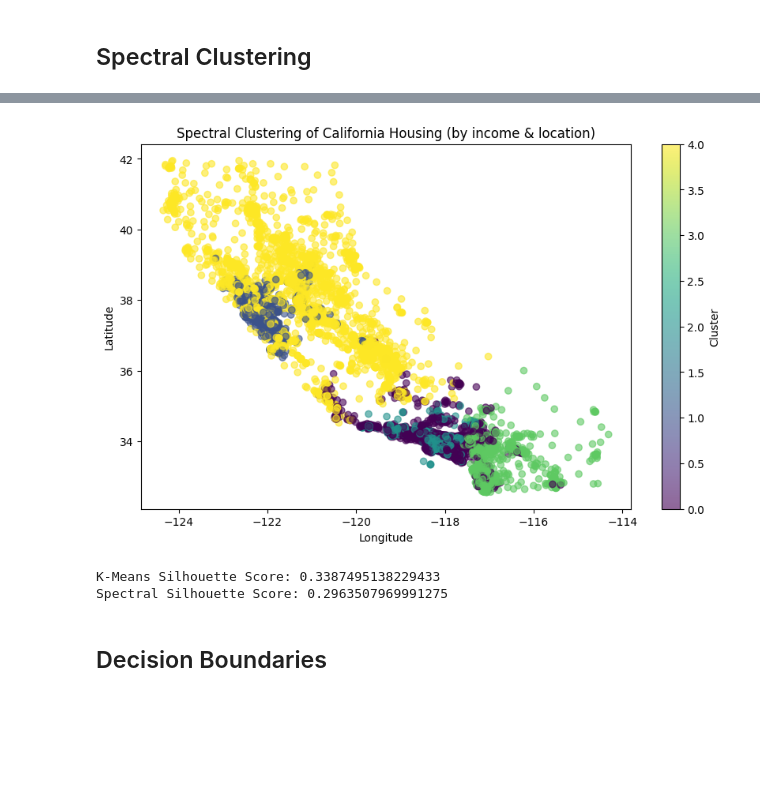
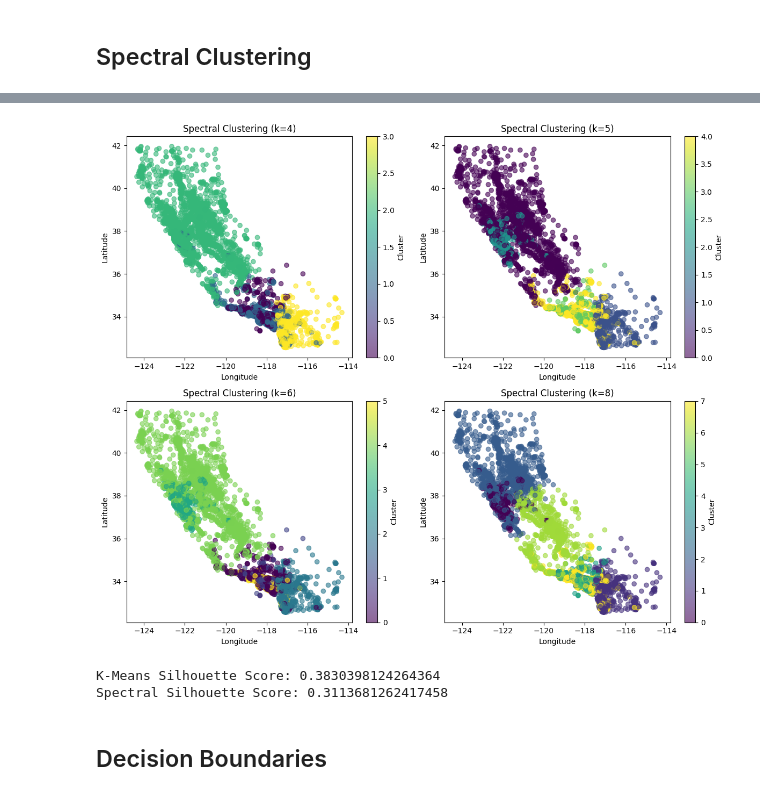
Before and after one commit to FelixH-git/SVM-Pipeline, a Jupyter notebook: labb6.ipynb, the cells around one changed output, grey strips where cells are left out. Saved outputs shown, nothing was run; the diff lists cells and outputs as text; code cells hidden in the pictures; blank space fills up the shorter version.

```diff
--- a/labb6.ipynb
+++ b/labb6.ipynb
@@ -58,7 +58,10 @@ memory usage: 516.0 KB
 Y = train_set["median_house_value"]
 # %%
 from sklearn.cluster import KMeans
+from sklearn.preprocessing import StandardScaler
 
+scaler = StandardScaler()
+X = scaler.fit_transform(train_set[["longitude", "latitude", "median_income"]])
 
 # Create the KMeans model
 kmeans = KMeans(n_clusters=5, random_state=42)
@@ -165,7 +168,7 @@ import numpy as np
 
 plt.figure(figsize=(11, 9))
 
-for i, k in enumerate((2, 3, 5, 6, 7, 8), start=1):
+for i, k in enumerate((5, 6, 7, 8), start=1):
     plt.subplot(3, 2, i)  # i goes from 1 to 4
     y_pred = kmeans_per_k[k - 1].labels_
     silhouette_coefficients = silhouette_samples(X, y_pred)
@@ -204,5 +207,5 @@ plt.show()
 # %%
-k_values = [3, 4, 5, 6, 7, 8]
+k_values = [5, 6, 7, 8]
 
 plt.figure(figsize=(12, 12))
 
@@ -249,5 +252,5 @@ plt.show()
 # %%
-k_values = [3, 4, 5, 6, 7, 8]
+k_values = [4, 5, 6, 8]
 
 spectral_sil_scores = []
 spectral_labels_per_k = []
@@ -301,17 +304,30 @@ plt.tight_layout()
 # %%
-spectral = SpectralClustering(n_clusters=5, affinity='nearest_neighbors', assign_labels='kmeans', random_state=42)
-train_set["spectral_cluster"] = spectral.fit_predict(X)
+plt.figure(figsize=(12, 10))
 
-plt.figure(figsize=(10,6))
-plt.scatter(train_set["longitude"], train_set["latitude"],
-            c=train_set["spectral_cluster"], cmap="viridis", alpha=0.6)
-plt.xlabel("Longitude")
-plt.ylabel("Latitude")
-plt.title("Spectral Clustering of California Housing (by income & location)")
-plt.colorbar(label="Cluster")
+for i, k in enumerate(k_values, start=1):
+    spectral = SpectralClustering(
+        n_clusters=k,
+        affinity='nearest_neighbors',
+        assign_labels='kmeans',
+        random_state=42
+    )
+
+    train_set["spectral_cluster"] = spectral.fit_predict(X)
+
+    plt.subplot(2, 2, i)
+    plt.scatter(
+        train_set["longitude"], train_set["latitude"],
+        c=train_set["spectral_cluster"], cmap="viridis", alpha=0.6
+    )
+    plt.xlabel("Longitude")
+    plt.ylabel("Latitude")
+    plt.title(f"Spectral Clustering (k={k})")
+    plt.colorbar(label="Cluster")
+
+plt.tight_layout()
 plt.show()
 # %% [output]
-[figure, old version]
+[figure, new version]
 # %%
 kmeans_score = silhouette_score(X, kmeans.labels_)
 spectral_score = silhouette_score(X, spectral.labels_)
@@ -319,8 +335,8 @@ spectral_score = silhouette_score(X, spectral.labels_)
 print("K-Means Silhouette Score:", kmeans_score)
 print("Spectral Silhouette Score:", spectral_score)
 # %% [output]
-K-Means Silhouette Score: 0.3387495138229433
-Spectral Silhouette Score: 0.2963507969991275
+K-Means Silhouette Score: 0.3830398124264364
+Spectral Silhouette Score: 0.3113681262417458
 # %% [markdown]
 ## Decision Boundaries
 # %%
```
Also changed, not shown: parts of 10 cells of this notebook.
